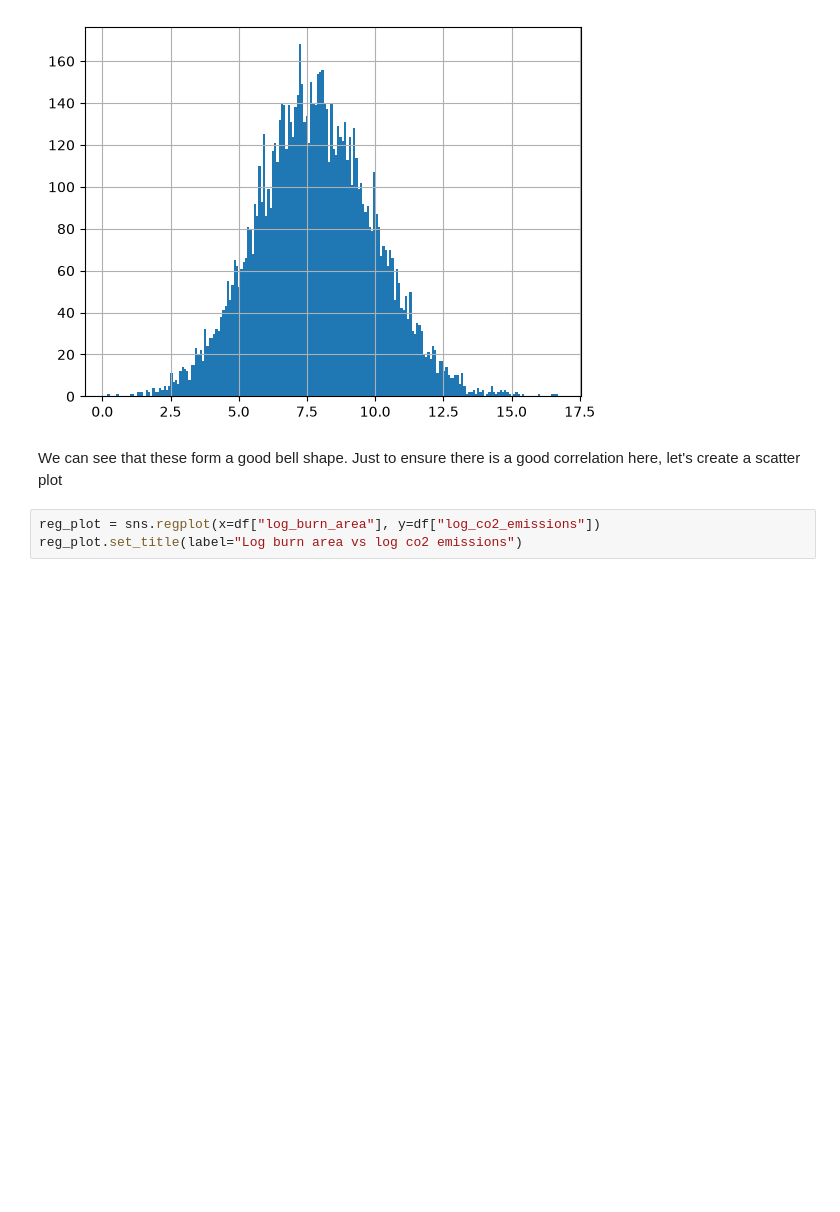
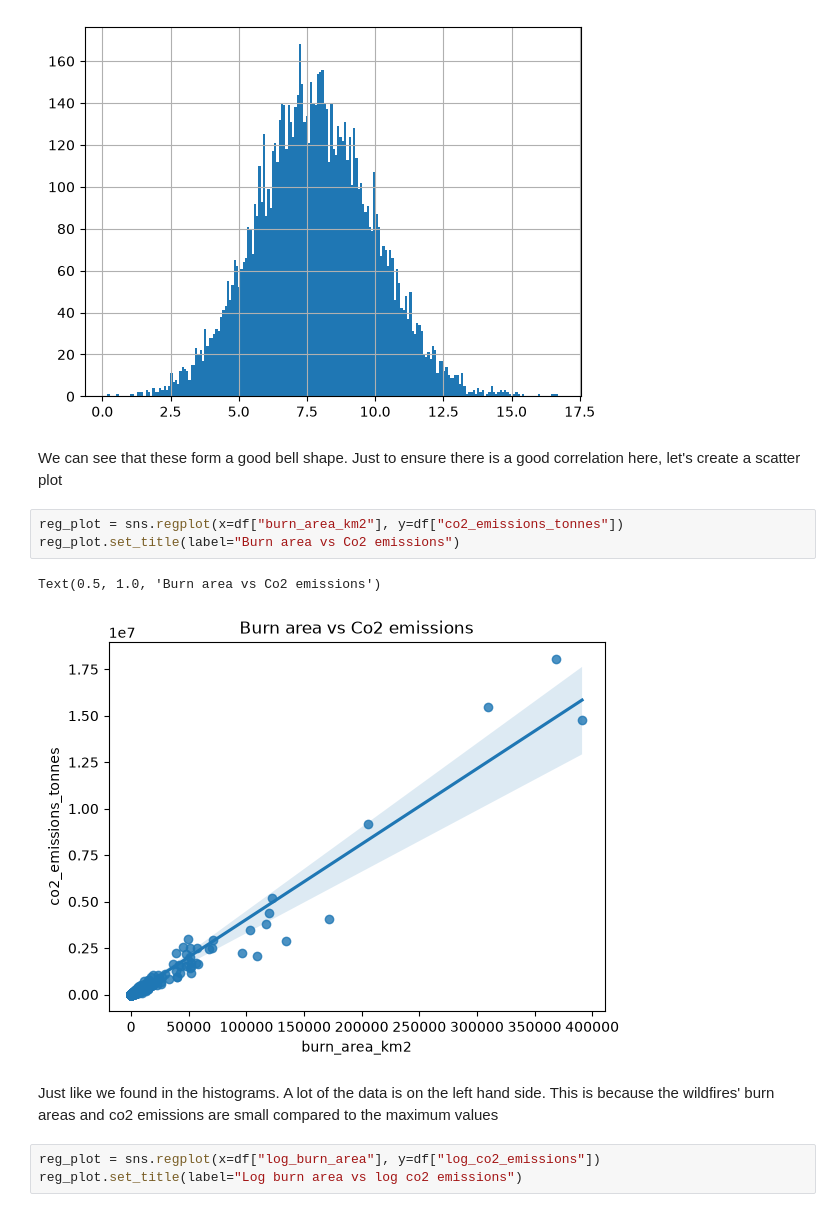
Before and after one commit to EdKinge/Wildfire-ML-Project, a Jupyter notebook: co2_prediction.ipynb, the cells around one changed output. Cells and saved outputs as stored; diff of their text form; blank space fills up the shorter version.

```diff
--- a/co2_prediction.ipynb
+++ b/co2_prediction.ipynb
@@ -84,6 +84,14 @@ df["log_co2_emissions"].hist(bins=200)
 [figure]
 # %% [markdown]
 We can see that these form a good bell shape. Just to ensure there is a good correlation here, let's create a scatter plot
+# %%
+reg_plot = sns.regplot(x=df["burn_area_km2"], y=df["co2_emissions_tonnes"])
+reg_plot.set_title(label="Burn area vs Co2 emissions")
+# %% [output]
+Text(0.5, 1.0, 'Burn area vs Co2 emissions')
+[figure, added]
+# %% [markdown]
+Just like we found in the histograms. A lot of the data is on the left hand side. This is because the wildfires' burn areas and co2 emissions are small compared to the maximum values
 # %%
 reg_plot = sns.regplot(x=df["log_burn_area"], y=df["log_co2_emissions"])
 reg_plot.set_title(label="Log burn area vs log co2 emissions")
```
Also changed, not shown: parts of 5 cells of this notebook.
